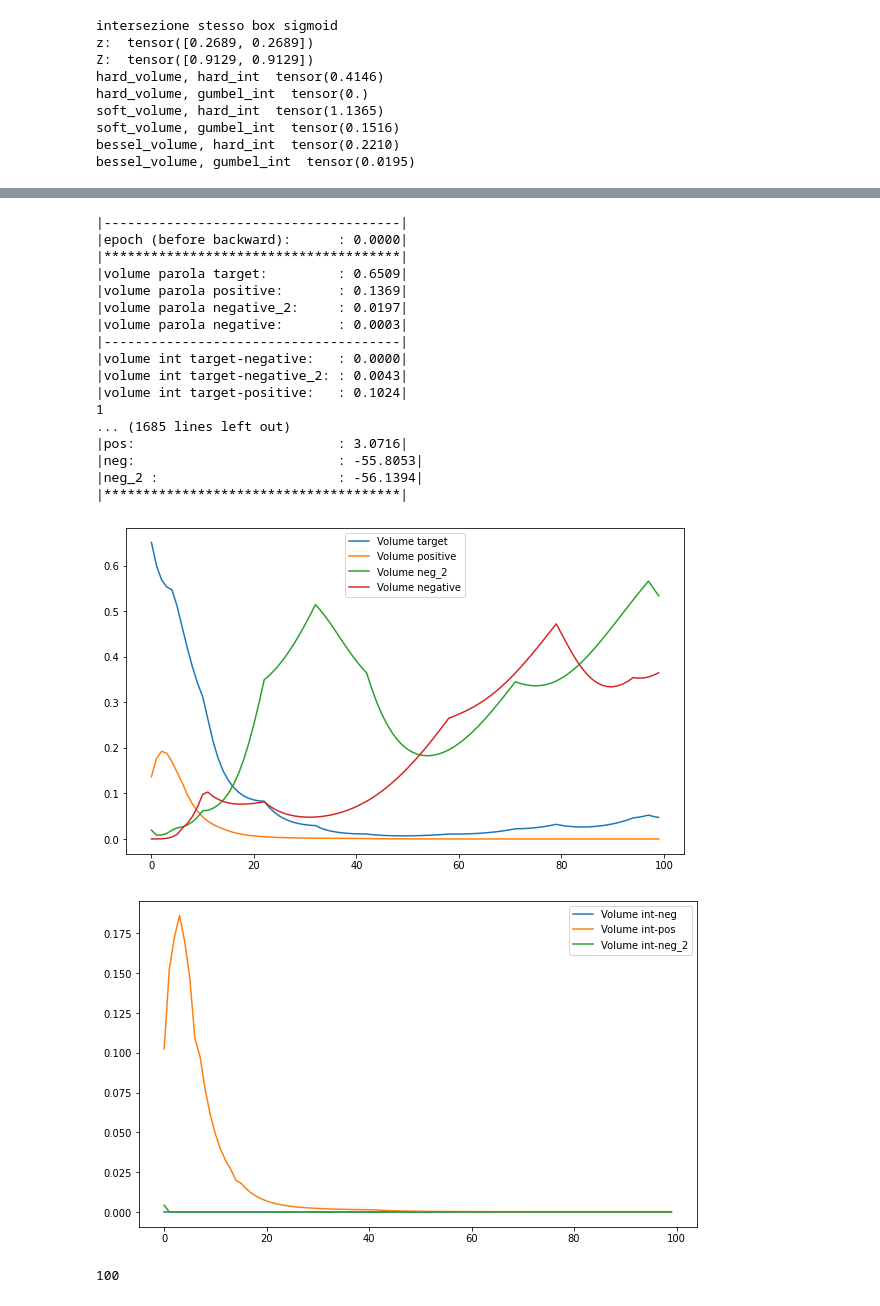
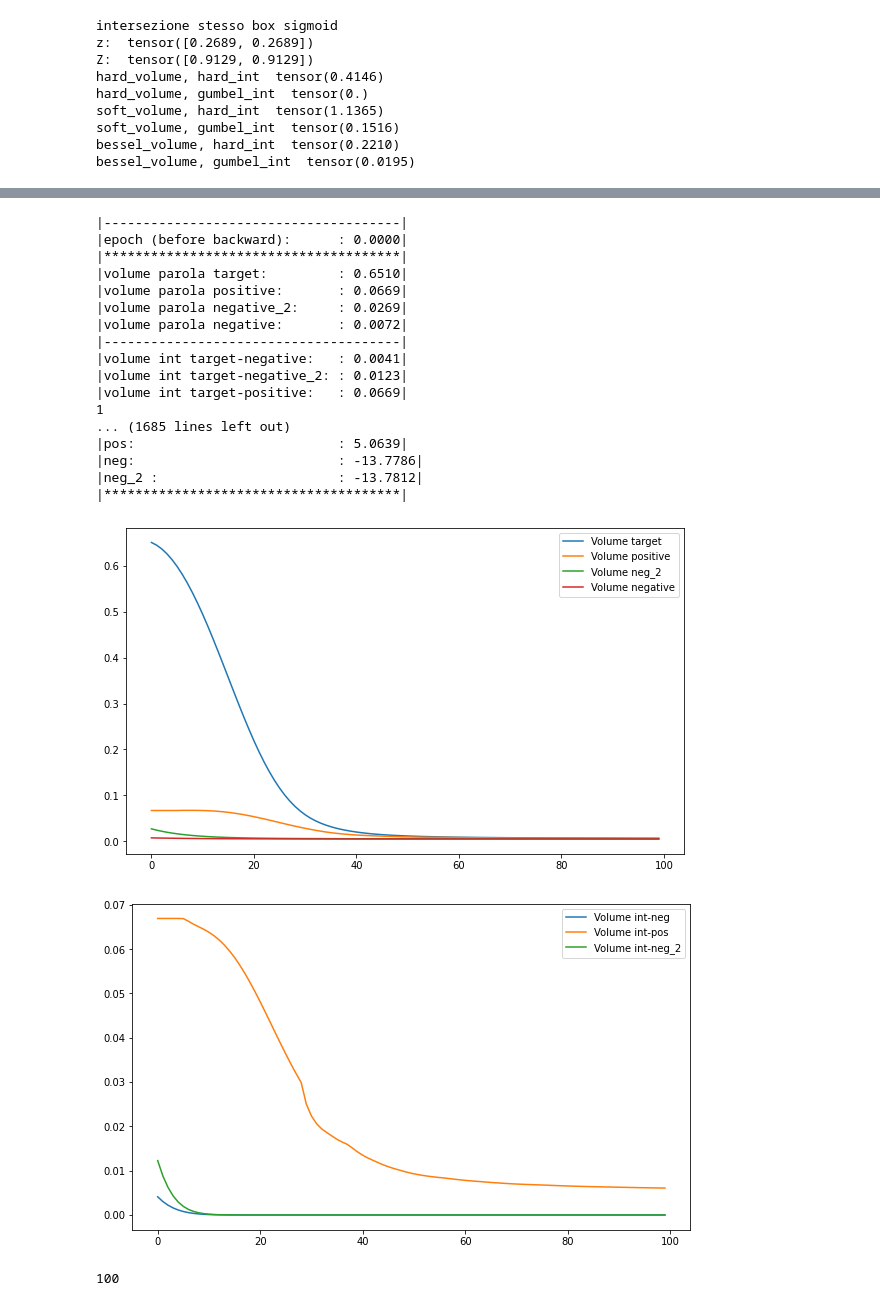
Before and after one commit to francesco-mollica/word2box_pytorch, a Jupyter notebook: notebooks/toy_box_embeddings.ipynb, the cells around one changed output, grey strips where cells are left out. Cells and saved outputs as stored; diff of their text form; code cells hidden in the pictures.

```diff
--- a/notebooks/toy_box_embeddings.ipynb
+++ b/notebooks/toy_box_embeddings.ipynb
@@ -197,8 +197,8 @@ def extract_embeddings(boxes):
 # %%
 from torch.nn.modules.loss import L1Loss
 from box_embeddings.modules.regularization import l2_side_regularizer
-box_vol = Volume(volume_temperature=0, intersection_temperature=0)
-box_int = Intersection(intersection_temperature=0.0001)
+box_vol = Volume(volume_temperature=0.1, intersection_temperature=0)
+box_int = Intersection(intersection_temperature=0)
 import math
 from torch import nn
 
@@ -316,13 +316,13 @@ def train(box_target, box_pos, box_neg_2, box_neg, optimizer, epochs=1):
 data_x = torch.tensor([[-2, -2], [+2., +3.]], requires_grad=True)
 box_target = SigmoidBoxTensor(data_x)
 
-data_y = torch.tensor([[1, -3], [+1., +1]], requires_grad=True)
+data_y = torch.tensor([[1, -1.5], [-1., +1]], requires_grad=True)
 box_positive = SigmoidBoxTensor(data_y)
 
 data_k = torch.tensor([[-3., -3.0], [-2., -1.5]], requires_grad=True)
 box_negative_2 = SigmoidBoxTensor(data_k)
 
-data_z = torch.tensor([[-2., -2.5], [-4., -4.]], requires_grad=True)
+data_z = torch.tensor([[-2.9, -2.1], [-4., -3]], requires_grad=True)
 box_negative = SigmoidBoxTensor(data_z)
 # %%
 import matplotlib.patches as patches
@@ -390,32 +398,32 @@ volume intersezione black-red  1.5772889560815577e-15
 # %%
 # Training function
-learning_rate = 0.5
+learning_rate = 0.1
 
 # Train
 seed_everything(12345)
 optimizer = torch.optim.Adam([data_x, data_y, data_k, data_z], lr=learning_rate)
 epochs = 100
 target_list, context_list, context_list_2, negative_list = train(box_target, box_positive, box_negative_2, box_negative, optimizer, epochs=epochs)
 # %% [output]
 |--------------------------------------|
 |epoch (before backward):      : 0.0000|
 |**************************************|
-|volume parola target:         : 0.6509|
-|volume parola positive:       : 0.1369|
-|volume parola negative_2:     : 0.0197|
-|volume parola negative:       : 0.0003|
+|volume parola target:         : 0.6510|
+|volume parola positive:       : 0.0669|
+|volume parola negative_2:     : 0.0269|
+|volume parola negative:       : 0.0072|
 |--------------------------------------|
-|volume int target-negative:   : 0.0000|
-|volume int target-negative_2: : 0.0043|
-|volume int target-positive:   : 0.1024|
+|volume int target-negative:   : 0.0041|
+|volume int target-negative_2: : 0.0123|
+|volume int target-positive:   : 0.0669|
 1
 ... (1685 lines left out)
-|pos:                          : 3.0716|
-|neg:                          : -55.8053|
-|neg_2 :                       : -56.1394|
+|pos:                          : 5.0639|
+|neg:                          : -13.7786|
+|neg_2 :                       : -13.7812|
 |**************************************|
-[figure, old version]
+[figure, new version]
-[figure, old version]
+[figure, new version]
 # %%
 import pickle
 import matplotlib as mpl
```
Also changed, not shown: parts of 2 cells of this notebook, 5 other files.
